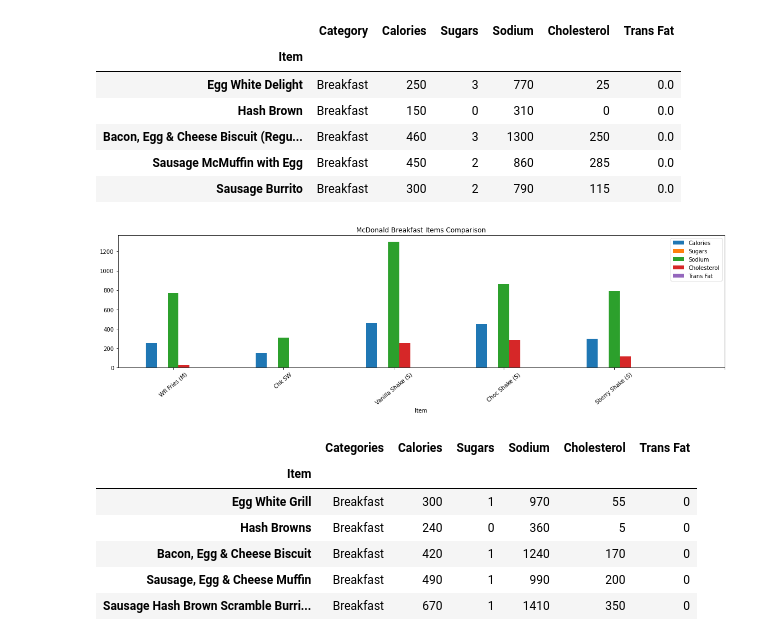
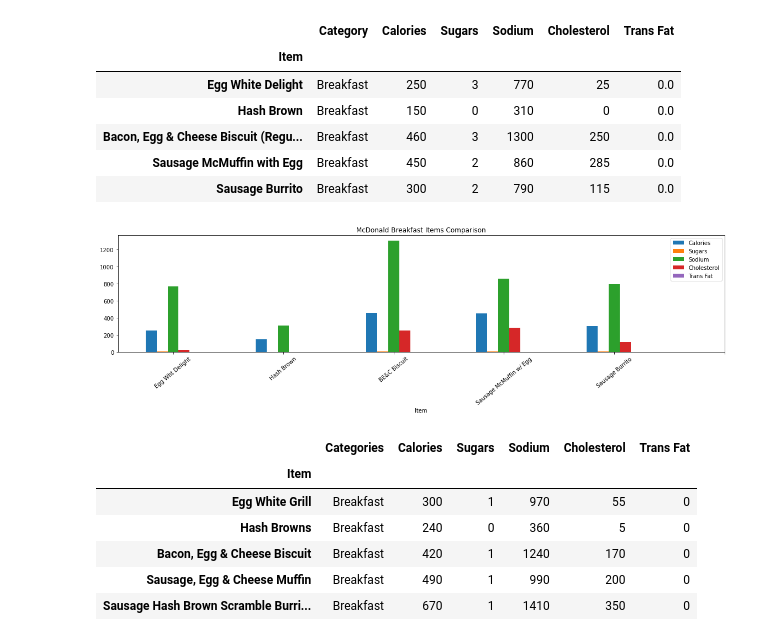
Before and after one commit to han0620-git/project_I, a Jupyter notebook: Han/workbook.ipynb, the cells around one changed output. Drawn from its saved outputs; the diff is of its cells as text; code cells hidden in the pictures.

```diff
--- a/Han/workbook.ipynb
+++ b/Han/workbook.ipynb
@@ -265,16 +265,16 @@ breakfast_mc_df
 # %%
 pl_mc_breakfast = breakfast_mc_df.plot.bar(width = .5, figsize=(16,5))
 plt.title("McDonald Breakfast Items Comparison")
 tick_locations = (0,1,2,3,4,5)
-plt.xticks(tick_locations, ["Wfl Fries (M)", "Chk SW", "Vanilla Shake (S)", "Choc Shake (S)", "Sberry Shake (S)"])
+plt.xticks(tick_locations, ["Egg Wht Delight", "Hash Brown", "BE&C Biscuit", "Sausage McMuffin w/ Egg", "Sausage Burrito"])
 
 plt.xticks(rotation=40)
 
 plt.tight_layout()
 plt.savefig("../Resources/mc_breakfast")
 plt.show()
 # %% [output]
-[figure, old version]
+[figure, new version]
 # %%
 rows = ["Egg White Grill", "Hash Browns", "Bacon, Egg & Cheese Biscuit", "Sausage, Egg & Cheese Muffin", "Sausage Hash Brown Scramble Burrito w/Jalapeño Salsa"]
 breakfast_chick_df = popular_chick_df.loc[rows]
```
Also changed, not shown: parts of 2 cells of this notebook.
